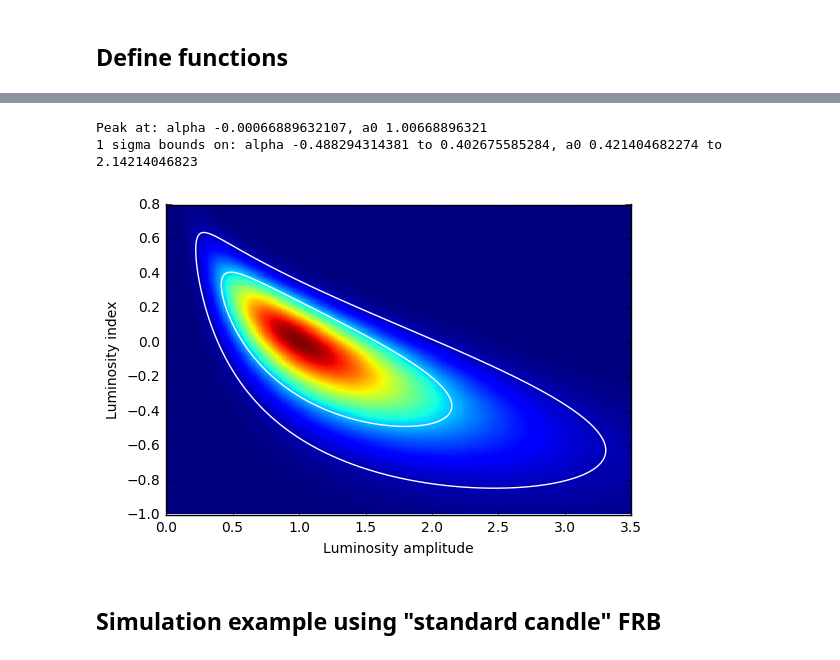
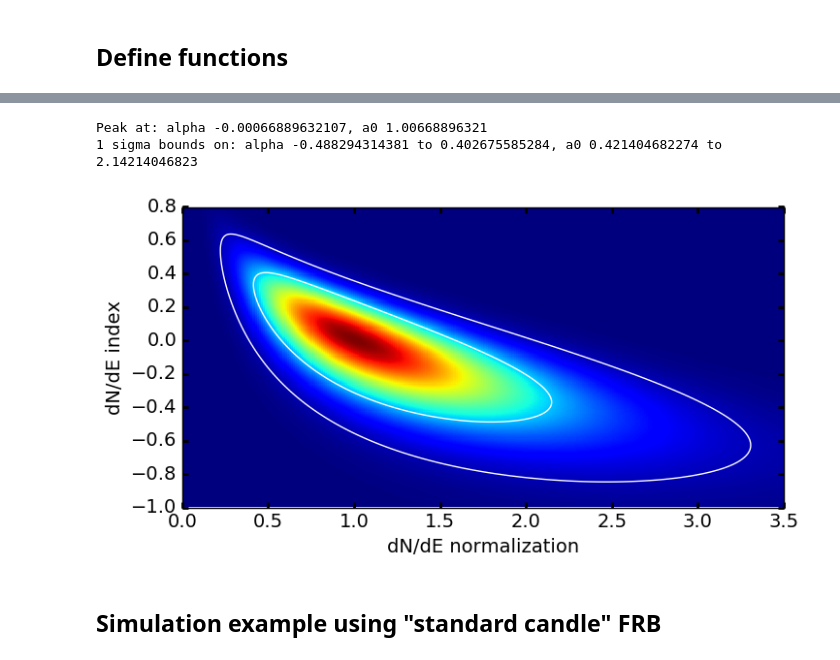
Before and after one commit to caseyjlaw/FRB121102, a Jupyter notebook: frb_simulation.ipynb, the cells around one changed output, grey strips where cells are left out. Cells and saved outputs as stored; diff of their text form; code cells hidden in the pictures.

```diff
--- a/frb_simulation.ipynb
+++ b/frb_simulation.ipynb
@@ -142,7 +142,8 @@ plaw = lambda x, alpha, a: a*(x/x[0])**alpha  # given array x, return powerlaw r
 co = cosmo.Planck15
 ld0 = co.luminosity_distance(0.193)
 
-lum0 = np.array([1.5, 12, 0.6, 0.4, 2.1, 0.2, 0.4, 0.6, 0.6])* 1e39
+#lum0 = np.array([1.5, 12, 0.6, 0.4, 2.1, 0.2, 0.4, 0.6, 0.6])* 1e39  # first draft mult by full S-band width
+lum0 = np.array([7.1, 56, 5.5, 1.7, 11, 1.0, 3.4, 2.6, 3.7])*1e38  # using burst widths
 lum0.sort()
 cnt = np.arange(1,len(lum0)+1)[::-1]
 # %%
@@ -175,27 +184,36 @@ for i in range(len(alphas)):
 
 probs = np.ma.masked_invalid(probs)
 # %%
+fig = pl.figure(figsize=(8,4))
+ax = fig.add_subplot(111)
 pl.imshow(probs, interpolation='nearest', aspect='auto',
           origin='lower', extent=(a0s[0], a0s[-1], alphas[0], alphas[-1]))
+
 #pl.colorbar()
 X, Y = np.meshgrid(a0s, alphas)
 pl.contour(X, Y, probs/probs.max(), [0.05, 0.32], colors='w')
-pl.xlabel('Luminosity amplitude')
-pl.ylabel('Luminosity index')
+pl.xlabel('dN/dE normalization', fontsize=14)
+pl.ylabel('dN/dE index', fontsize=14)
+xt = pl.setp(ax.get_xticklabels(), fontsize=14)
+yt = pl.setp(ax.get_yticklabels(), fontsize=14)
+ax.xaxis.set_tick_params(width=2, color='k')
+ax.yaxis.set_tick_params(width=2, color='k')
+pl.legend()
+
 
 i0, j0 = np.where(probs == probs.max())
 print('Peak at: alpha {0}, a0 {1}'.format(alphas[i0][0], a0s[j0][0]))
 popt1 = (alphas[i0][0], a0s[j0][0])
 
 i1sig, j1sig = np.where(probs >= (1-0.68)*probs.max())
 print('1 sigma bounds on: alpha {0} to {1}, a0 {2} to {3}'.format(alphas[i1sig].min(),
                                                                   alphas[i1sig].max(),
                                                                   a0s[j1sig].min(),
                                                                   a0s[j1sig].max()))
 # %% [output]
 Peak at: alpha -0.00066889632107, a0 1.00668896321
 1 sigma bounds on: alpha -0.488294314381 to 0.402675585284, a0 0.421404682274 to 2.14214046823
-[figure, old version]
+[figure, new version]
 # %% [markdown]
 ## Simulation example using "standard candle" FRB
 # %%
```
Also changed, not shown: parts of 6 cells of this notebook, 1 other file.
